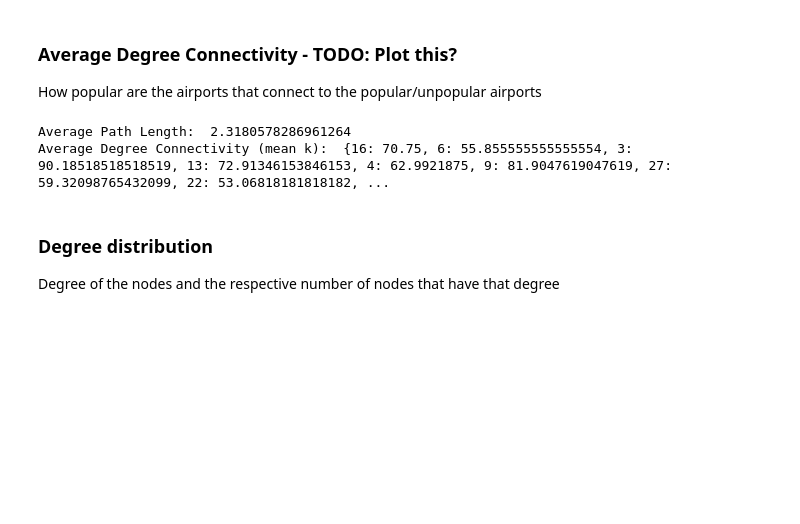
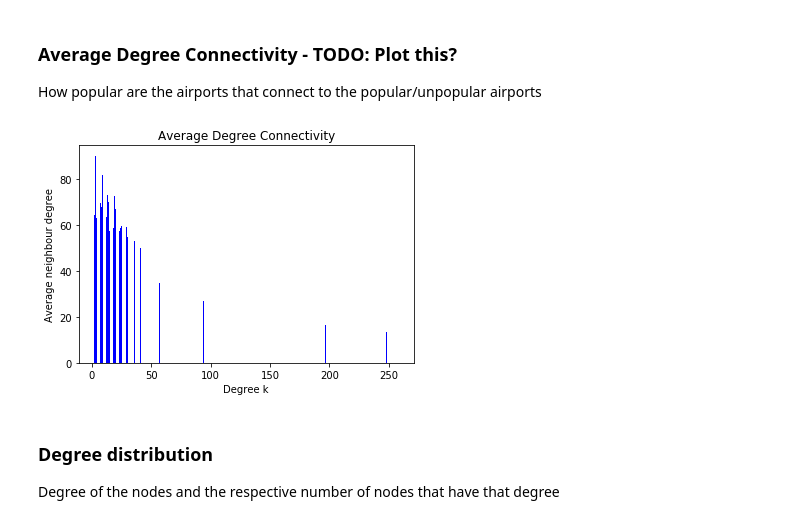
Before and after one commit to DCalhas/RC_Project, a Jupyter notebook: airports_RC.ipynb, the cells around one changed output. Drawn from its saved outputs; the diff is of its cells as text; code cells hidden in the pictures; blank space fills up the shorter version.

Commit message:
added Average Degree Connectivity plot

```diff
--- a/airports_RC.ipynb
+++ b/airports_RC.ipynb
@@ -110,11 +110,27 @@ Average degree:  17.880851063829788
 # %% [markdown]
 ### Average Degree Connectivity - TODO: Plot this?
 How popular are the airports that connect to the popular/unpopular airports
-# %%
-print("Average Degree Connectivity (mean k): ", nx.average_degree_connectivity(G))
-# %% [output]
-Average Path Length:  2.3180578286961264
-Average Degree Connectivity (mean k):  {16: 70.75, 6: 55.855555555555554, 3: 90.18518518518519, 13: 72.91346153846153, 4: 62.9921875, 9: 81.9047619047619, 27: 59.32098765432099, 22: 53.06818181818182, ...
+# %%
+import operator
+
+# Get the average degree connectivity dic
+average_degree_conn = nx.average_degree_connectivity(G)
+
+# sort it in a list
+sorted_average_degree_conn = sorted(average_degree_conn.items(), key=operator.itemgetter(1), reverse=True)
+
+# Get two lists, one with the degrees X and the other one with the average degree of the neighbours of node
+# with degree X
+degrees, neighbour_degree_average = zip(*sorted_average_degree_conn)
+
+ax = plt.subplot()
+plt.bar(degrees, neighbour_degree_average, width=0.5, color='b')
+plt.title("Average Degree Connectivity")
+plt.ylabel("Average neighbour degree")
+plt.xlabel("Degree k")
+plt.show()
+# %% [output]
+[figure, added]
 # %% [markdown]
 ### Degree distribution
 Degree of the nodes and the respective number of nodes that have that degree
```
Also changed, not shown: parts of 1 cell of this notebook.
